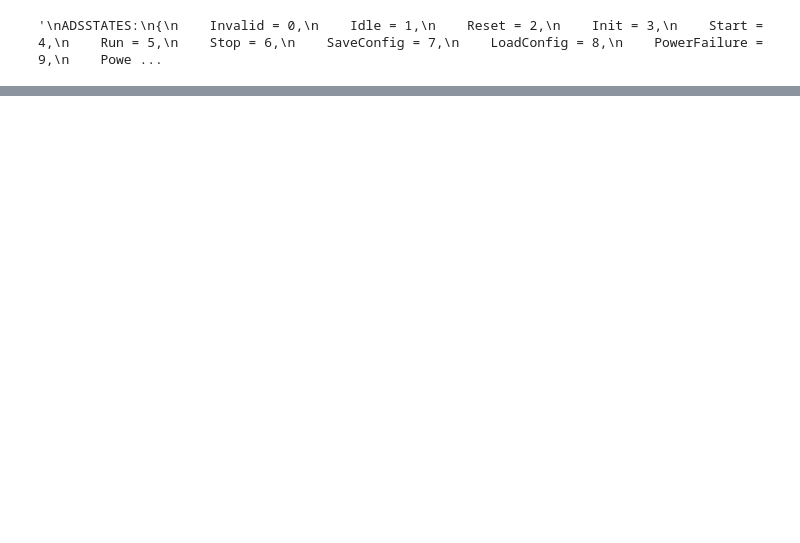
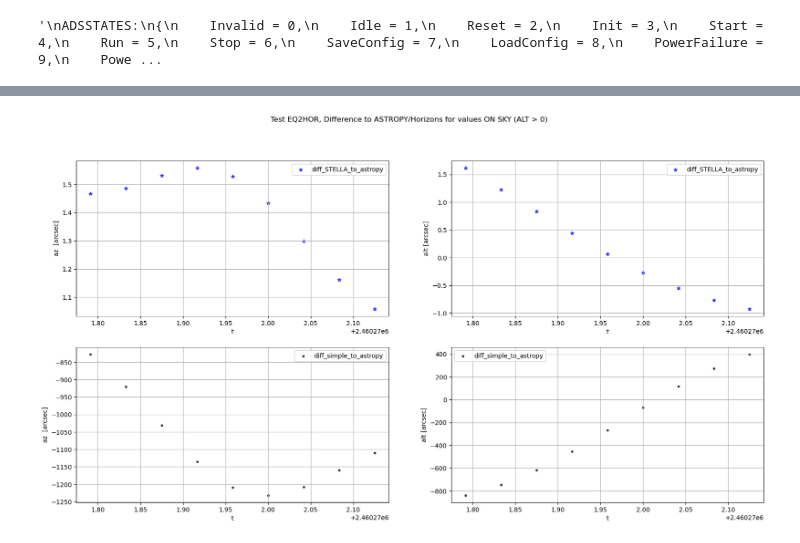
Before and after one commit to BROTLib/AstroBROT, a Jupyter notebook: testing/BROT_test.ipynb, the cells around one changed output, grey strips where cells are left out. Cells and saved outputs as stored; diff of their text form; code cells hidden in the pictures; blank space fills up the shorter version.

Commit message:
update on variable names and finalizing EQ2HOR test

```diff
--- a/testing/BROT_test.ipynb
+++ b/testing/BROT_test.ipynb
@@ -202,0 +238,30 @@ plt.show()
+# %%
+
+fig, axs = plt.subplots(2, 2, figsize=(20, 10))
+fig.suptitle('Test EQ2HOR, Difference to ASTROPY/Horizons for values ON SKY (ALT > 0)')
+axs[0,0].scatter(ts.time.jd[results[:,1,0] > 0], diff_az_stella[results[:,1,0] > 0]*3600, marker='*', alpha=0.7, c='blue', label='diff_STELLA_to_astropy')
+axs[0,0].set_xlabel('t')
+axs[0,0].set_ylabel('az  [arcsec]')
+axs[0,0].legend()
+axs[0,0].grid()
+
+axs[0,1].scatter(ts.time.jd[results[:,1,0] > 0], diff_alt_stella[results[:,1,0] > 0]*3600, marker='*', alpha=0.7, c='blue', label='diff_STELLA_to_astropy')
+axs[0,1].set_xlabel('t')
+axs[0,1].set_ylabel('alt [arcsec]')
+axs[0,1].legend()
+axs[0,1].grid()
+
+
+axs[1,0].scatter(ts.time.jd[results[:,1,0] > 0], diff_az_simple[results[:,1,0] > 0]*3600, marker='.', alpha=0.7, c='black', label='diff_simple_to_astropy')
+axs[1,0].set_xlabel('t')
+axs[1,0].set_ylabel('az  [arcsec]')
+axs[1,0].legend()
+axs[1,0].grid()
+
+axs[1,1].scatter(ts.time.jd[results[:,1,0] > 0], diff_alt_simple[results[:,1,0] > 0]*3600, marker='.', alpha=0.7, c='black', label='diff_simple_to_astropy')
+axs[1,1].set_xlabel('t')
+axs[1,1].set_ylabel('alt [arcsec]')
+axs[1,1].legend()
+axs[1,1].grid()
+# %% [output]
+[figure, added]
```
Also changed, not shown: parts of 7 cells of this notebook, 22 other files.
